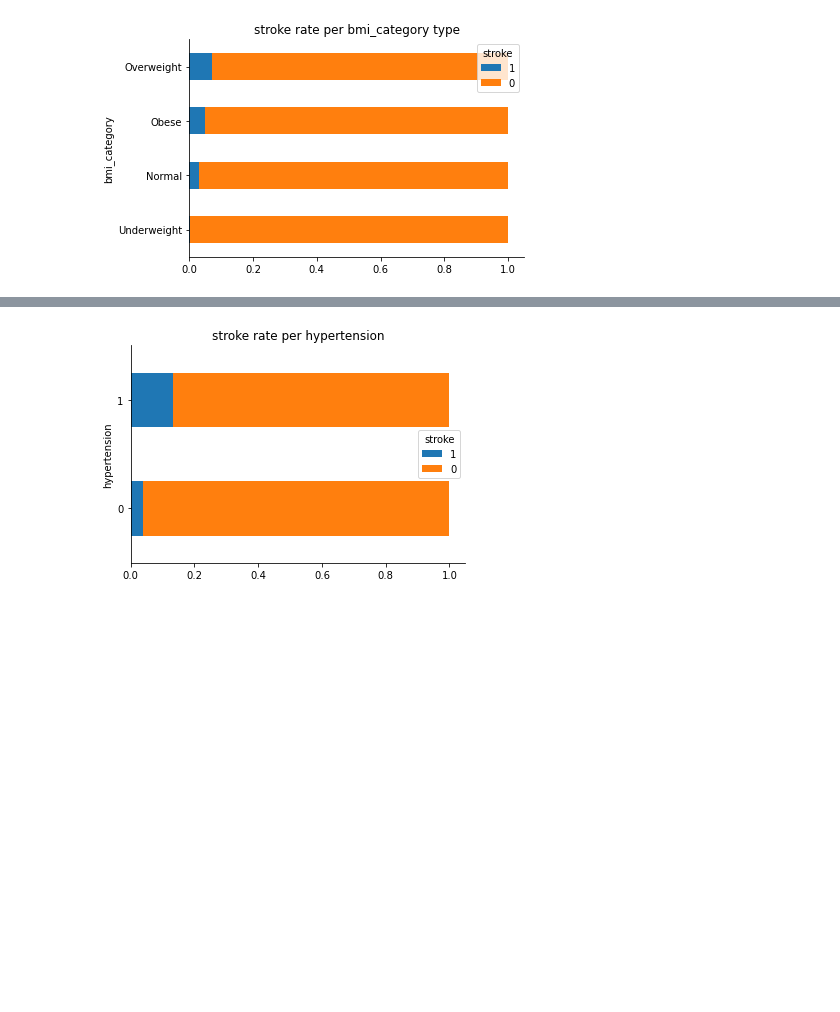
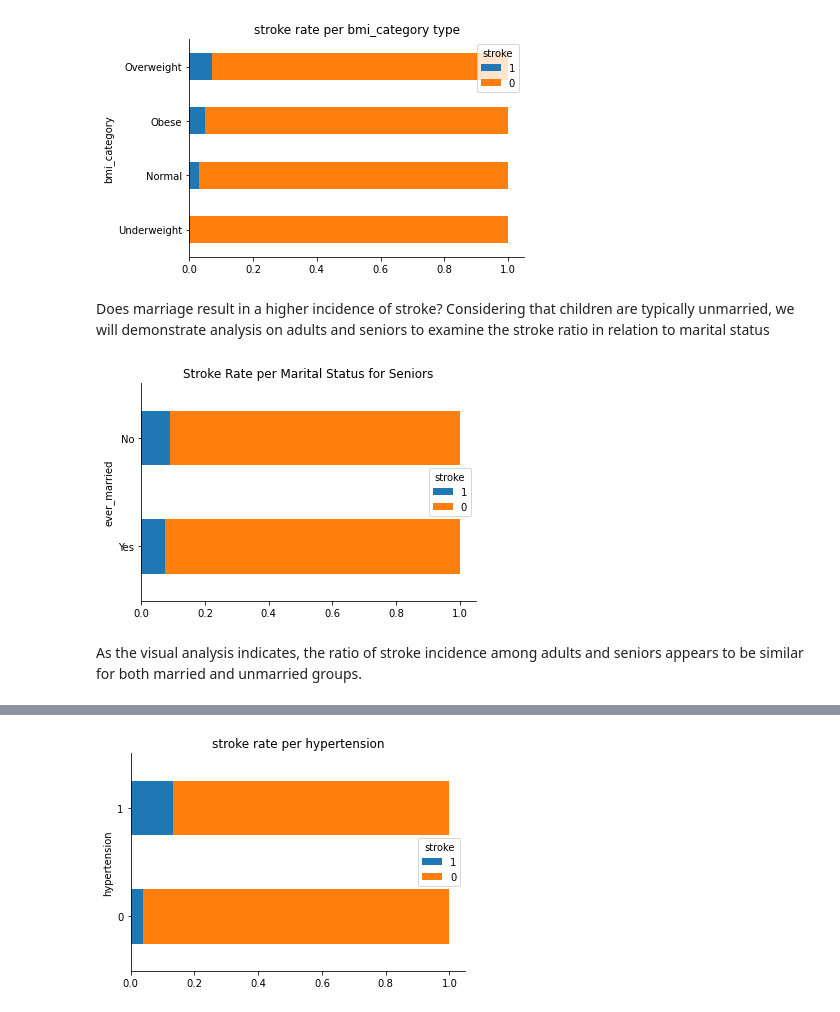
Before and after one commit to MaSOouD69/Capstone-Repo-Bootcamp-Project, a Jupyter notebook: capstone_Masoud_Arefi.ipynb, the cells around one changed output, grey strips where cells are left out. Drawn from its saved outputs; the diff is of its cells as text; code cells hidden in the pictures; blank space fills up the shorter version.

```diff
--- a/capstone_Masoud_Arefi.ipynb
+++ b/capstone_Masoud_Arefi.ipynb
@@ -419,6 +410,24 @@ for col in df.select_dtypes('category').columns:
 [figure]
 [figure]
 [figure]
+# %% [markdown]
+Does marriage result in a higher incidence of stroke? Considering that children are typically unmarried, we will demonstrate analysis on adults and seniors to examine the stroke ratio in relation to marital status
+# %%
+# Filter the DataFrame for seniors
+senior_df = df[df['age_category'].isin(['Senior', 'Adult'])]
+
+# Calculate the rate
+rate_data = senior_df.groupby(['ever_married', 'stroke'])['stroke'].count() / senior_df.groupby('ever_married')['stroke'].count()
+
+# Unstack, sort, and plot
+rate_data.unstack().sort_values(by=1)[[1, 0]].plot(kind='barh', stacked=True)
+plt.title("Stroke Rate per Marital Status for Seniors")
+sns.despine()
+plt.show()
+# %% [output]
+[figure, added]
+# %% [markdown]
+As the visual analysis indicates, the ratio of stroke incidence among adults and seniors appears to be similar for both married and unmarried groups.
 # %%
 #visualization with numeric data type (heart disease)
 rate_data = df.groupby(['heart_disease','stroke'])['stroke'].count() / df.groupby('heart_disease')['stroke'].count()
```
Also changed, not shown: parts of 6 cells of this notebook.
